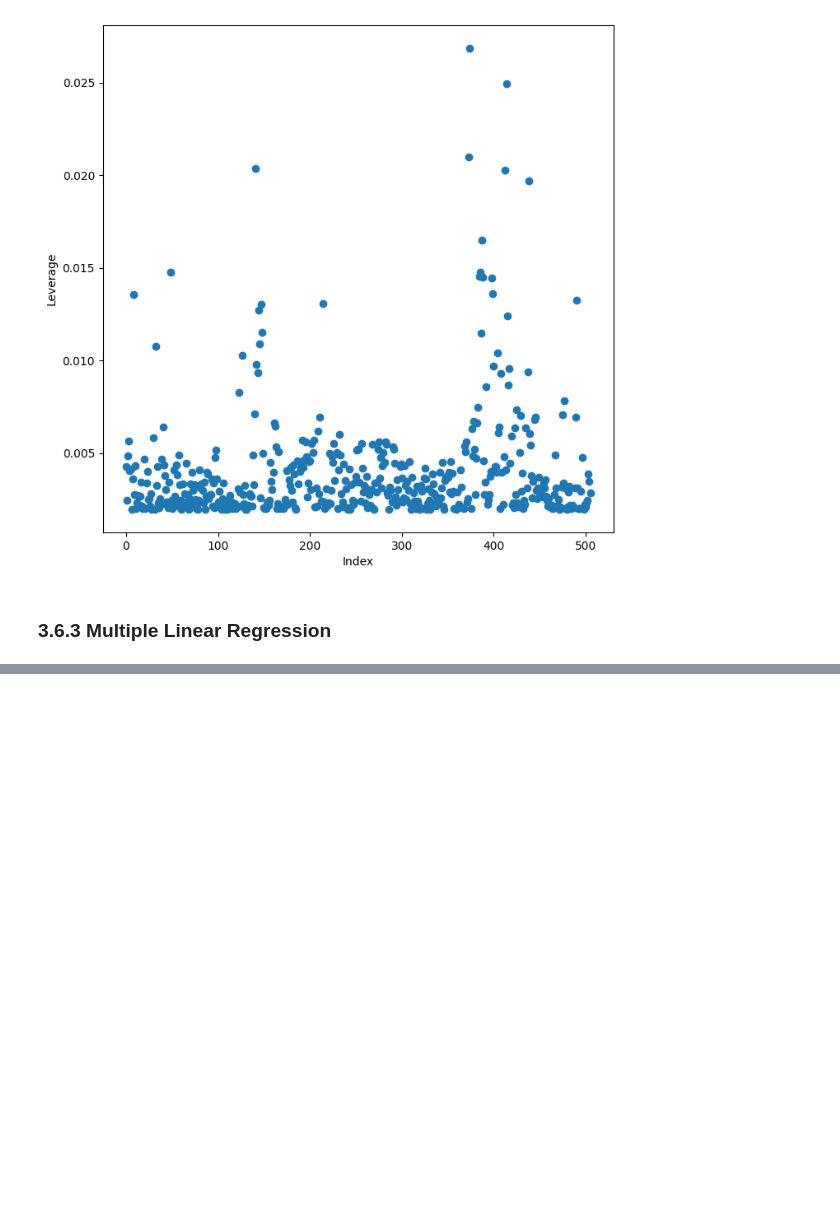
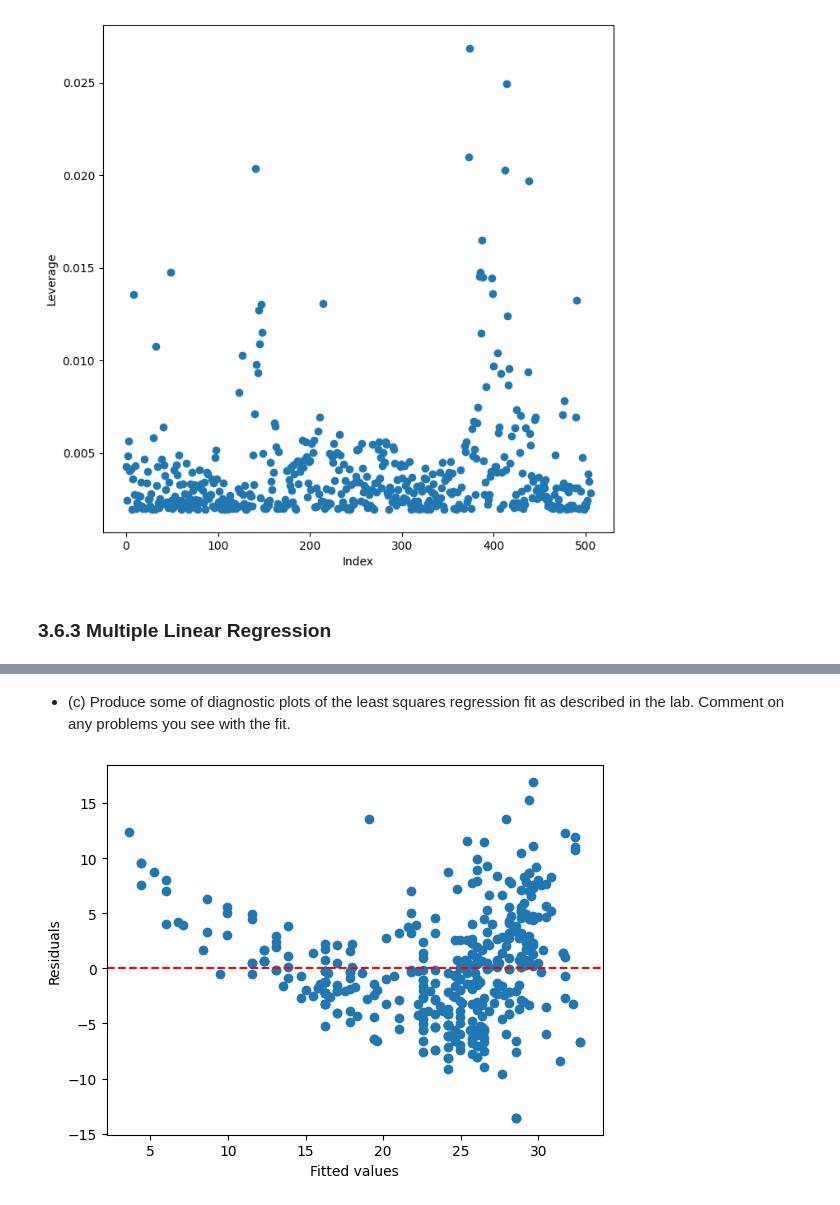
Before and after one commit to darmendariz/isl-python, a Jupyter notebook: 03_linear_regression.ipynb, the cells around one changed output, grey strips where cells are left out. Cells and saved outputs as stored; diff of their text form; code cells hidden in the pictures; blank space fills up the shorter version.

```diff
--- a/03_linear_regression.ipynb
+++ b/03_linear_regression.ipynb
@@ -479,0 +681,11 @@ np.int64(374)
+# %% [markdown]
+- (c) Produce some of diagnostic plots of the least squares regression fit as described in the lab. Comment on any problems you see with the fit.
+# %%
+fig, ax = plt.subplots()
+ax.scatter(results.fittedvalues, results.resid)
+ax.set_xlabel('Fitted values')
+ax.set_ylabel('Residuals')
+ax.axhline(0, color='red', linestyle='--')
+plt.show()
+# %% [output]
+[figure, added]
```
Also changed, not shown: parts of 52 cells of this notebook, 2 other files.
